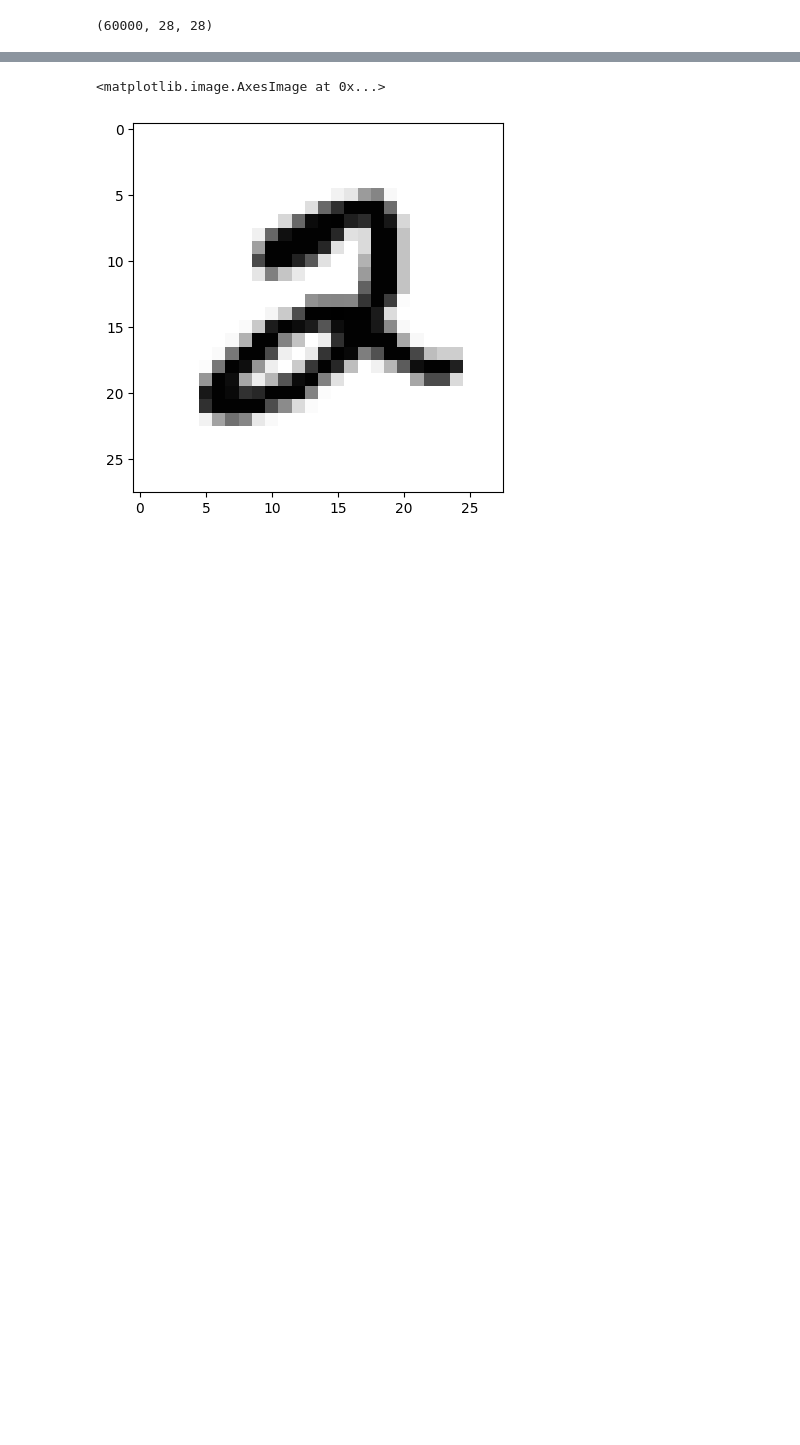
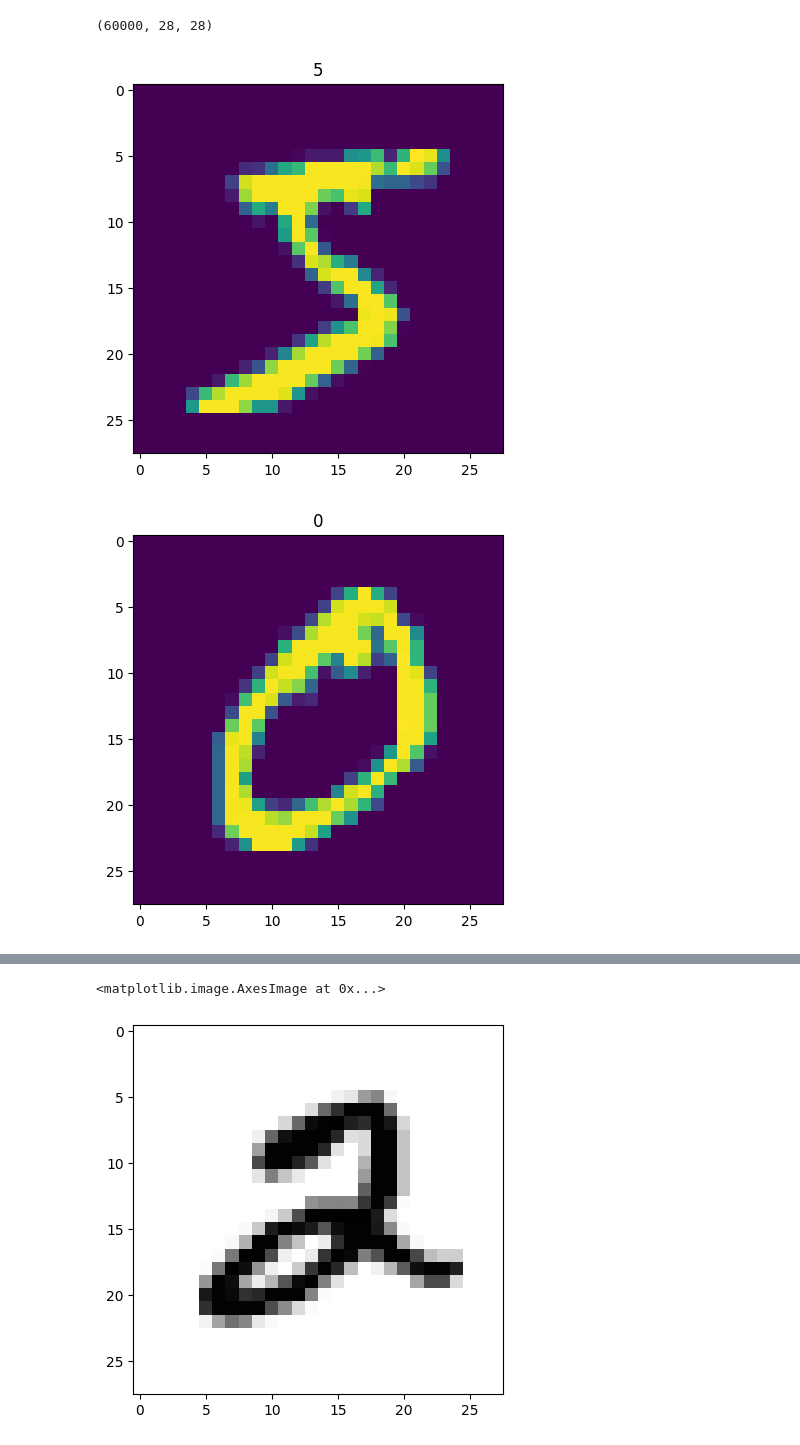
Before and after one commit to mahaba254002/Digit_Recognition, a Jupyter notebook: Mnist.ipynb, the cells around one changed output, grey strips where cells are left out. Saved outputs shown, nothing was run; the diff lists cells and outputs as text; code cells hidden in the pictures; blank space fills up the shorter version.

```diff
--- a/Mnist.ipynb
+++ b/Mnist.ipynb
@@ -9,3 +9,17 @@ mnist=tf.keras.datasets.mnist
 x_train.shape
 # %% [output]
 (60000, 28, 28)
+# %%
+import matplotlib.pyplot as plt
+
+def show_images(x_train):
+  plt.imshow(x_train)
+  plt.title(y_train[i])
+  plt.show()
+
+
+for i in range(3):
+  show_images(x_train[i])
+# %% [output]
+[figure, added]
+[figure, added]
```
Also changed, not shown: parts of 7 cells of this notebook, 3 other files.
